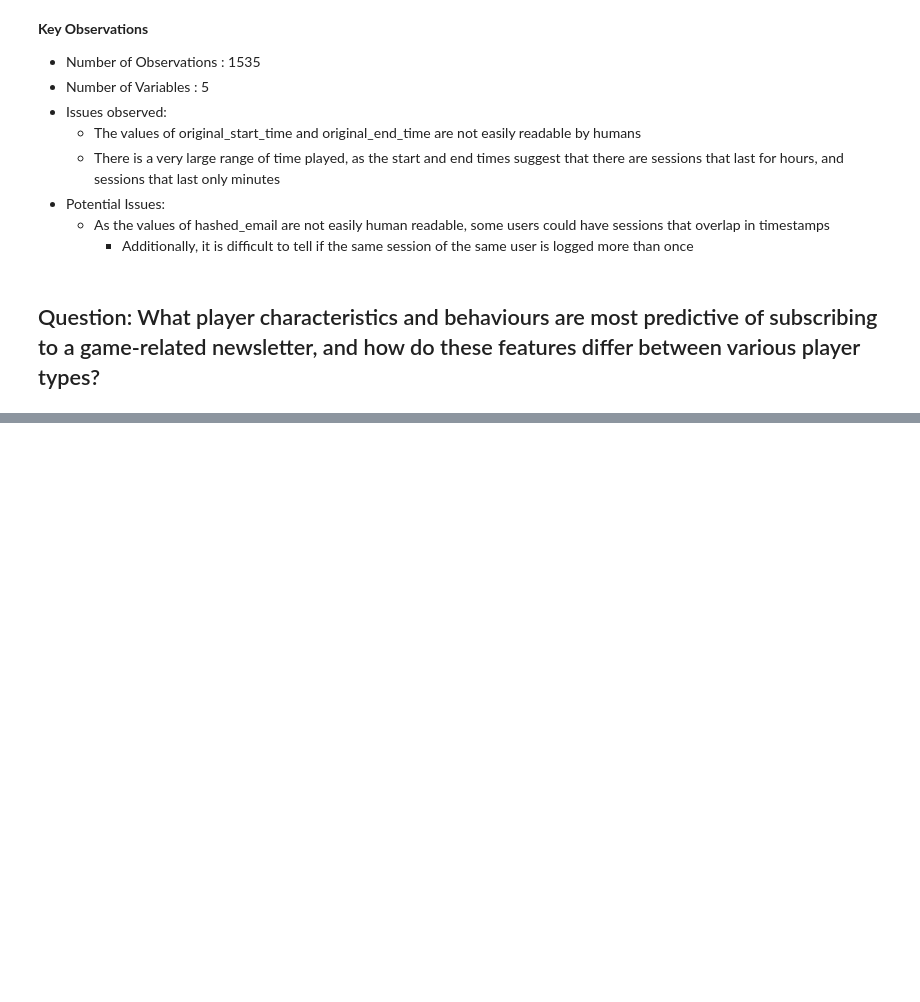
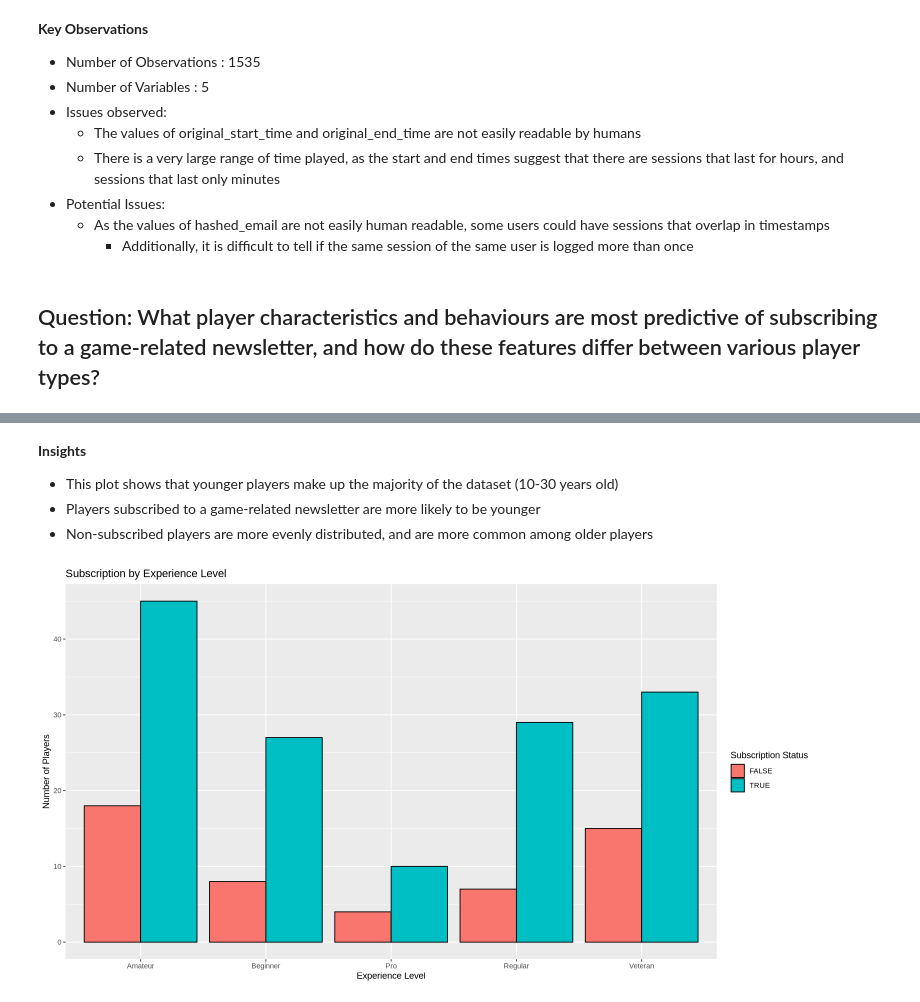
Before and after one commit to bellekyc/dsci-project, a Jupyter notebook: IndividualPlanningGroup37.ipynb, the cells around one changed output, grey strips where cells are left out. Cells and saved outputs as stored; diff of their text form; code cells hidden in the pictures; blank space fills up the shorter version.

```diff
--- a/IndividualPlanningGroup37.ipynb
+++ b/IndividualPlanningGroup37.ipynb
@@ -107,0 +162,16 @@ The Minecraft server logs provide data on each player's activity and session inf
+# %% [markdown]
+**Insights**
+- This plot shows that younger players make up the majority of the dataset (10-30 years old)
+- Players subscribed to a game-related newsletter are more likely to be younger
+- Non-subscribed players are more evenly distributed, and are more common among older players
+# %%
+options(repr.plot.width = 13, repr.plot.height = 7)
+experience_vs_subscription <- ggplot(players, aes(x = experience, fill = subscribe)) +
+    geom_bar(position = "dodge", color = "black") +
+    labs(title = "Subscription by Experience Level",
+         x = "Experience Level",
+         y = "Number of Players",
+         fill = "Subscription Status")
+experience_vs_subscription
+# %% [output]
+[figure, added]
```
Also changed, not shown: parts of 13 cells of this notebook.
